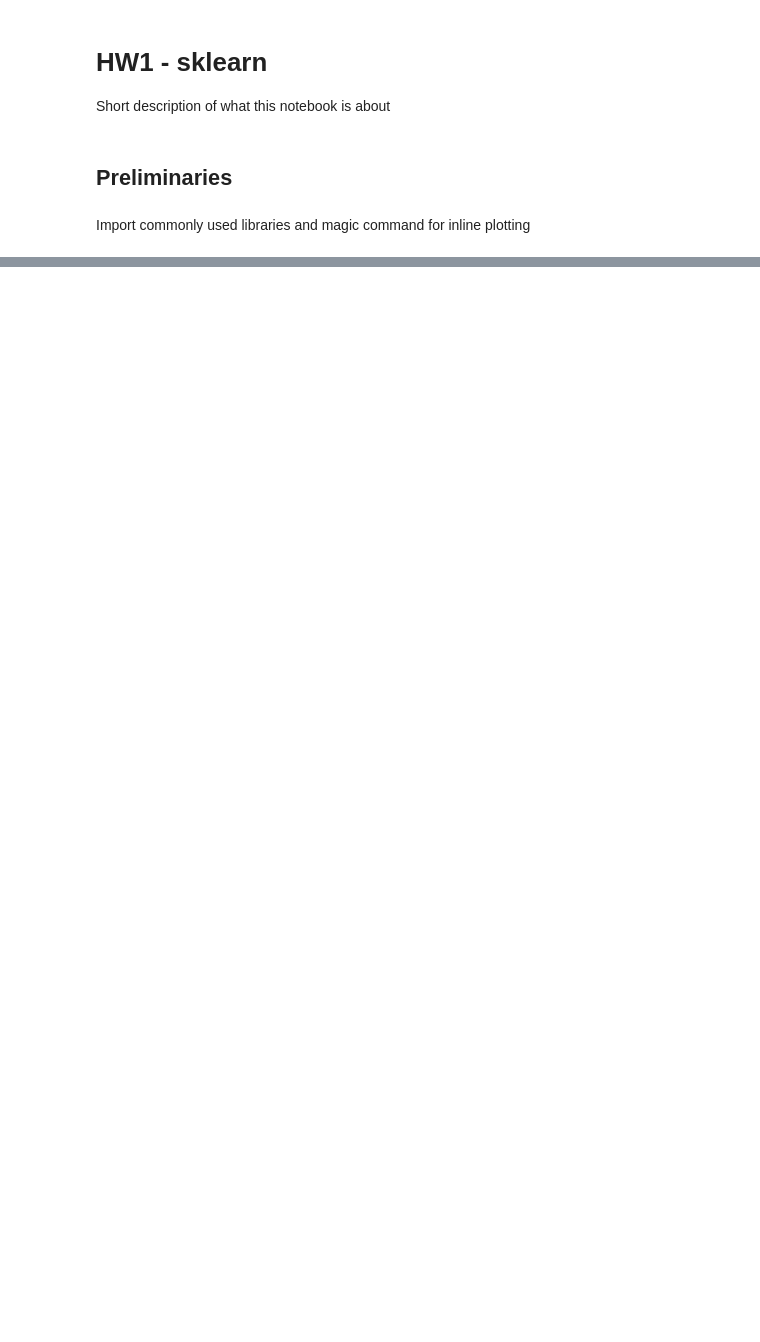
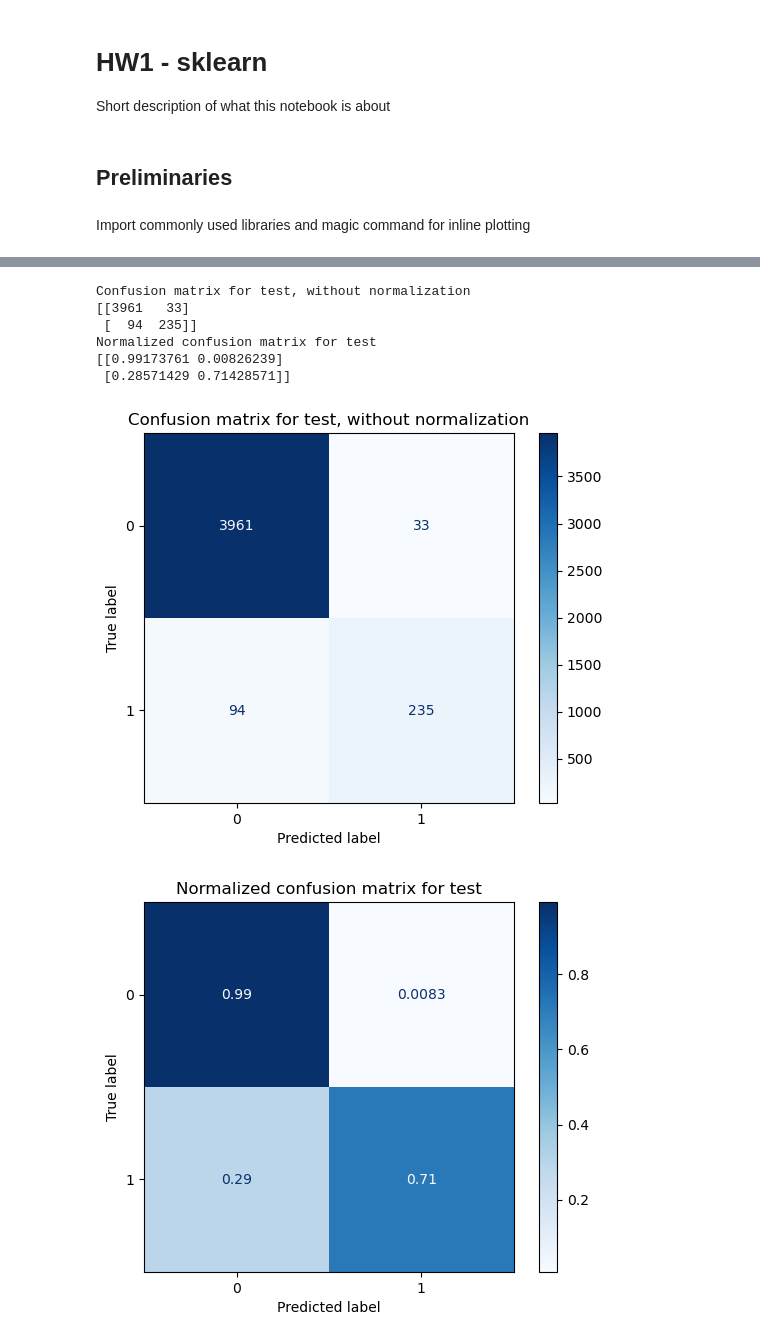
Before and after one commit to JulesU/hw1_sklearn, a Jupyter notebook: hw1_sklearn_jurbano.ipynb, the cells around one changed output, grey strips where cells are left out. Saved outputs shown, nothing was run; the diff lists cells and outputs as text; code cells hidden in the pictures; blank space fills up the shorter version.

```diff
--- a/hw1_sklearn_jurbano.ipynb
+++ b/hw1_sklearn_jurbano.ipynb
@@ -24,0 +278,10 @@ This is where work gets done.
+# %%
+## Model 0  - Null Model
+# Classifier model - add null model here
+# 1. Create model
+null0_clf = DummyClassifier(strategy="most_frequent")
+
+# Append classifier to preprocessing pipeline.
+# Now we have a full prediction pipeline.
+clf_0 = Pipeline(steps=[('preprocessor', preprocessor),
+                      ('classifier', null0_clf)])
@@ -24,0 +385,26 @@ This is where work gets done.
+# %%
+titles_options = [("Confusion matrix for test, without normalization", None),
+                  ("Normalized confusion matrix for test", 'true')]
+
+class_names = clf_m1['classifier'].classes_
+
+for title, normalize in titles_options:
+    disp = ConfusionMatrixDisplay.from_estimator(clf_m1, X_test, y_test,
+                                 display_labels=class_names,
+                                 cmap=plt.cm.Blues,
+                                 normalize=normalize)
+    disp.ax_.set_title(title)
+
+    print(title)
+    print(disp.confusion_matrix)
+
+plt.show()
+# %% [output]
+Confusion matrix for test, without normalization
+[[3961   33]
+ [  94  235]]
+Normalized confusion matrix for test
+[[0.99173761 0.00826239]
+ [0.28571429 0.71428571]]
+[figure, added]
+[figure, added]
```
Also changed, not shown: parts of 90 cells of this notebook, 1 other file.
